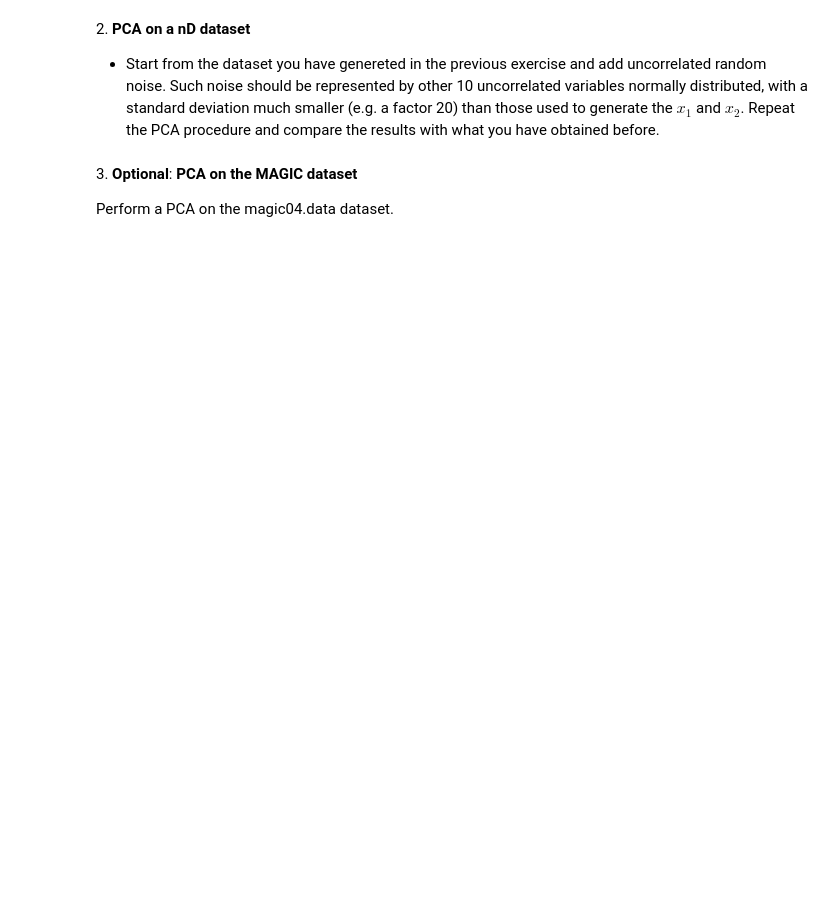
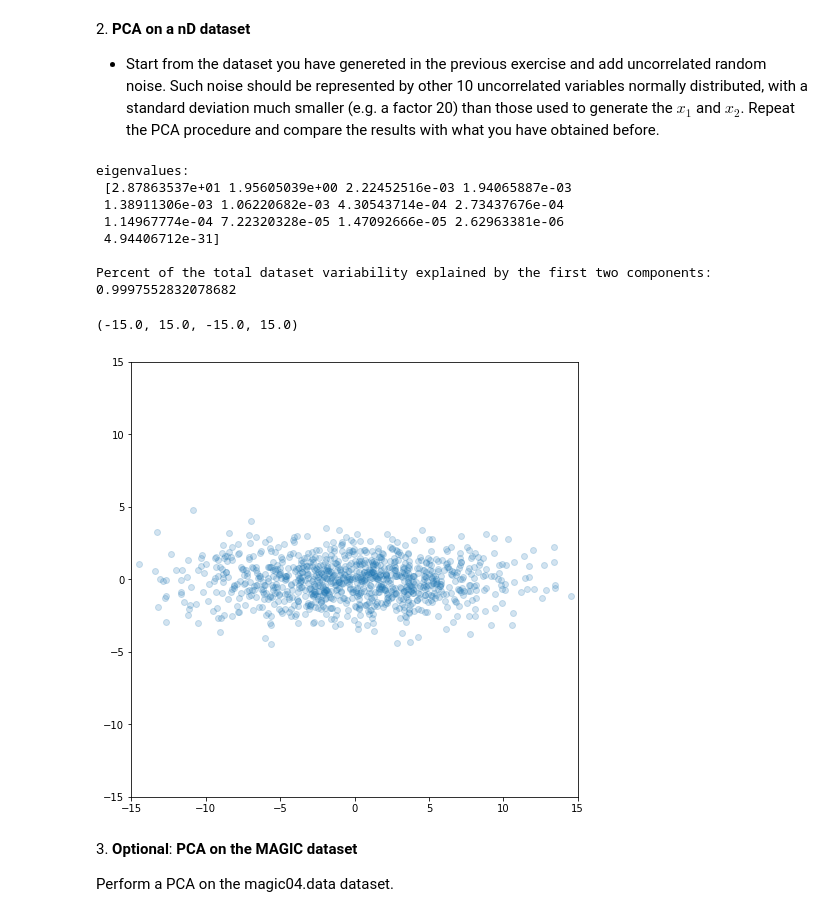
Before and after one commit to rubenzatini/ScientificComputingWithPython2022, a Jupyter notebook: 08ex_algebra.ipynb, the cells around one changed output. Cells and saved outputs as stored; diff of their text form; code cells hidden in the pictures; blank space fills up the shorter version.

```diff
--- a/08ex_algebra.ipynb
+++ b/08ex_algebra.ipynb
@@ -122,6 +127,48 @@ SVD:
 2\. **PCA on a nD dataset**
 
 * Start from the dataset you have genereted in the previous exercise and add uncorrelated random noise. Such noise should be represented by other 10 uncorrelated variables normally distributed, with a standard deviation much smaller (e.g. a factor 20) than those used to generate the $x_1$ and $x_2$. Repeat the PCA procedure and compare the results with what you have obtained before.
+# %%
+# define means and stds for the random noise variables
+m = np.zeros(10)
+s = npr.rand(10)*0.05
+
+# Generate and add the random noise
+noise = [npr.normal(m[i], s[i],size=N) for i in range(10)]
+noise = np.vstack(noise)
+Xn = np.vstack((noise, x1, x2, x3))
+
+# Compute eigenvalues/eigenvectors of Xn using SVD
+Un, Sn, Vnt = np.linalg.svd(Xn)
+# Rescale the SVD spectrum to get the eigenvalues
+ln = Sn**2 / (N-1)
+# The matrix Un already contains the eigenvectors
+Vn = Un
+
+# Eigenvector and eigenvaluse
+#print("Eigenvectors: \n", Vn)
+print("eigenvalues:\n", ln)
+
+# See the loss (%) in variability in retaining only the first two components
+print("""\nPercent of the total dataset variability explained by the first two components: """,
+      ln[0:2].sum()/ln.sum())
+
+# rotate the dataset accordingly to the new base
+Xnp = np.dot(Vn.T, Xn)
+
+# plot the dataset
+plt.figure(figsize=(8, 8))
+plt.scatter(Xnp[0,:], Xnp[1,:], alpha=0.2)
+plt.axis([-15,15,-15,15])
+# %% [output]
+eigenvalues:
+ [2.87863537e+01 1.95605039e+00 2.22452516e-03 1.94065887e-03
+ 1.38911306e-03 1.06220682e-03 4.30543714e-04 2.73437676e-04
+ 1.14967774e-04 7.22320328e-05 1.47092666e-05 2.62963381e-06
+ 4.94406712e-31]
+
+Percent of the total dataset variability explained by the first two components:  0.9997552832078682
+(-15.0, 15.0, -15.0, 15.0)
+[figure, added]
 # %% [markdown]
 3\. **Optional**: **PCA on the MAGIC dataset**
 
```
Also changed, not shown: parts of 3 cells of this notebook, 3 other files.
